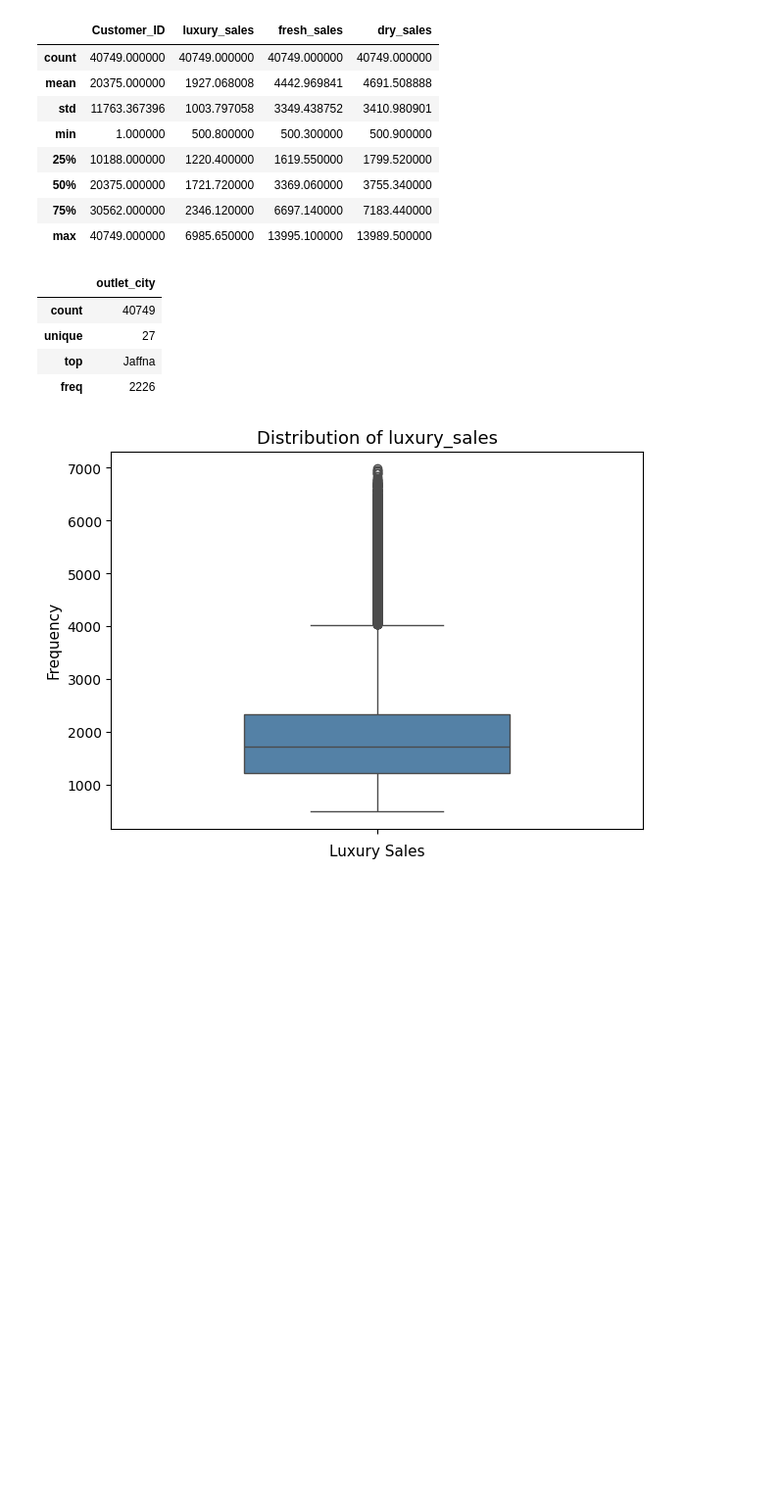
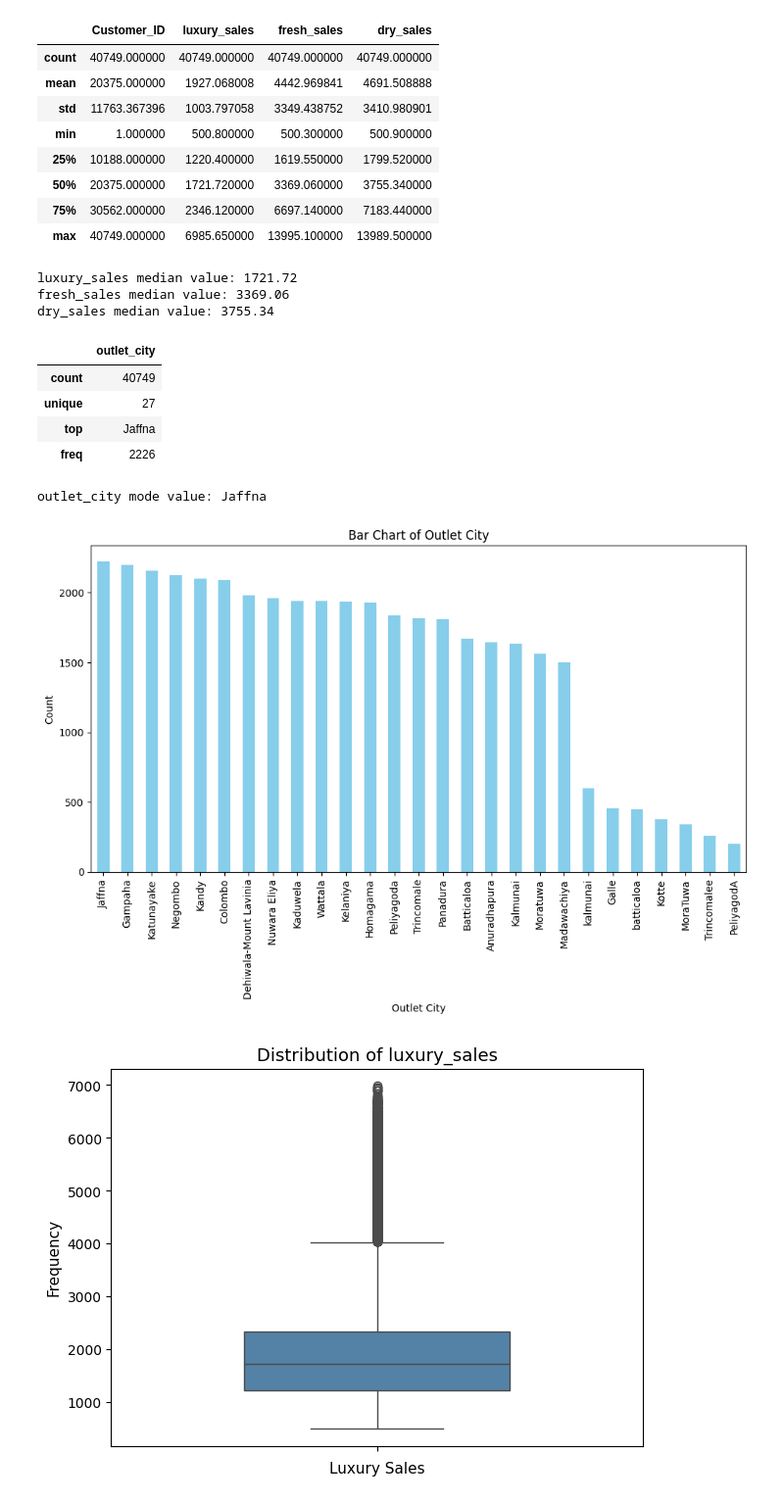
Before and after one commit to Krishnadayal/Data-Science-Project-Lifecycle, a Jupyter notebook: finalised_test.ipynb, the cells around one changed output. Shown at 98% size. Saved outputs shown, nothing was run; the diff lists cells and outputs as text; code cells hidden in the pictures; blank space fills up the shorter version.

```diff
--- a/finalised_test.ipynb
+++ b/finalised_test.ipynb
@@ -268,6 +268,14 @@ kj_test.describe()
 | 50% | 20375.000000 | 1721.720000 | 3369.060000 | 3755.340000 |
 | 75% | 30562.000000 | 2346.120000 | 6697.140000 | 7183.440000 |
 | max | 40749.000000 | 6985.650000 | 13995.100000 | 13989.500000 |
+# %%
+print(f"luxury_sales median value: {kj_test['luxury_sales'].median()}")
+print(f"fresh_sales median value: {kj_test['fresh_sales'].median()}")
+print(f"dry_sales median value: {kj_test['dry_sales'].median()}")
+# %% [output]
+luxury_sales median value: 1721.72
+fresh_sales median value: 3369.06
+dry_sales median value: 3755.34
 # %%
 # Summary statistics for the string data type columns
 kj_test.describe(include = object)
@@ -277,6 +285,22 @@ kj_test.describe(include = object)
 | unique | 27 |
 | top | Jaffna |
 | freq | 2226 |
+# %%
+print(f"outlet_city mode value: {kj_test['outlet_city'].mode()[0]}")
+# %% [output]
+outlet_city mode value: Jaffna
+# %%
+outlet_city_counts = kj_test["outlet_city"].value_counts()
+
+plt.figure(figsize = (10,7))
+outlet_city_counts.plot(kind = "bar", color = "skyblue")
+plt.title("Bar Chart of Outlet City")
+plt.xlabel("Outlet City")
+plt.ylabel("Count")
+plt.tight_layout()
+plt.show()
+# %% [output]
+[figure, added]
 # %%
 # Checking outliers for luxury_sales column
 plt.figure(figsize = [7,5])
```
Also changed, not shown: parts of 1 cell of this notebook.
